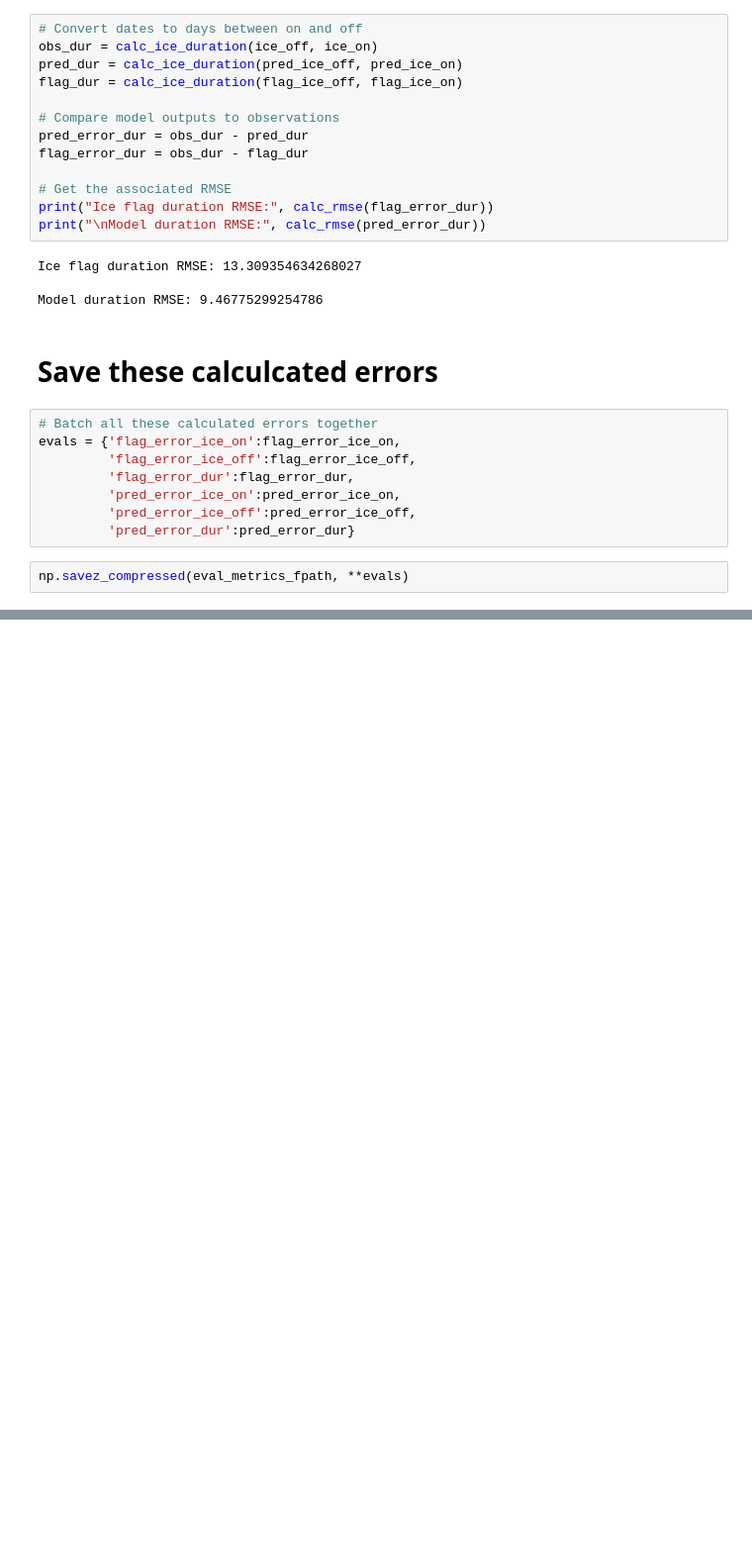
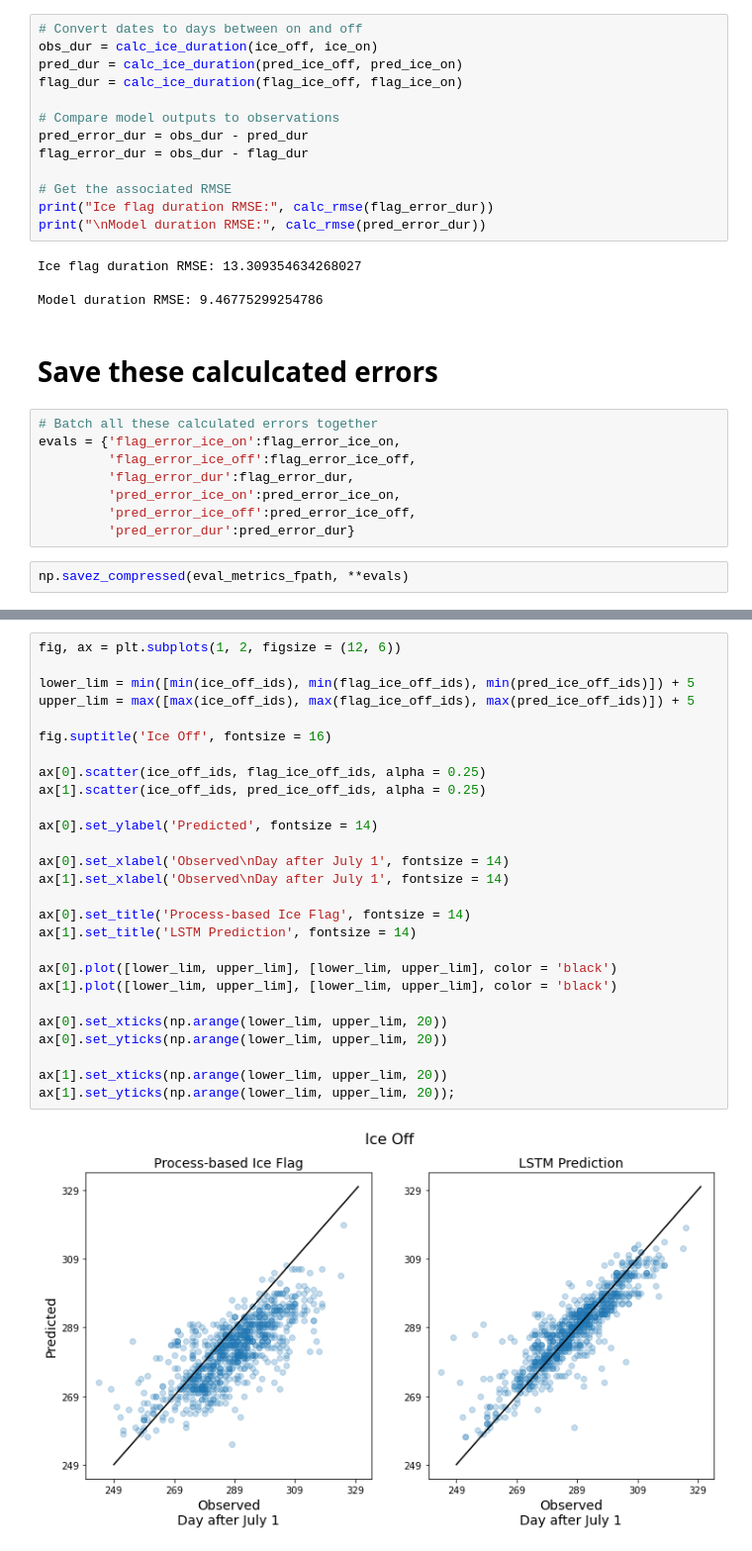
Before and after one commit to jdiaz4302/lake_ice_prediction, a Jupyter notebook: 03_eval/src/A_EvaluationMetrics.ipynb, the cells around one changed output, grey strips where cells are left out. Shown: that part at 99% size. Saved outputs shown, nothing was run; the diff lists cells and outputs as text; blank space fills up the shorter version.

Commit message:
Extra plots, fix np.diff

```diff
--- a/03_eval/src/A_EvaluationMetrics.ipynb
+++ b/03_eval/src/A_EvaluationMetrics.ipynb
@@ -250,0 +277,29 @@ np.savez_compressed(eval_metrics_fpath, **evals)
+# %%
+fig, ax = plt.subplots(1, 2, figsize = (12, 6))
+
+lower_lim = min([min(ice_off_ids), min(flag_ice_off_ids), min(pred_ice_off_ids)]) + 5
+upper_lim = max([max(ice_off_ids), max(flag_ice_off_ids), max(pred_ice_off_ids)]) + 5
+
+fig.suptitle('Ice Off', fontsize = 16)
+
+ax[0].scatter(ice_off_ids, flag_ice_off_ids, alpha = 0.25)
+ax[1].scatter(ice_off_ids, pred_ice_off_ids, alpha = 0.25)
+
+ax[0].set_ylabel('Predicted', fontsize = 14)
+
+ax[0].set_xlabel('Observed\nDay after July 1', fontsize = 14)
+ax[1].set_xlabel('Observed\nDay after July 1', fontsize = 14)
+
+ax[0].set_title('Process-based Ice Flag', fontsize = 14)
+ax[1].set_title('LSTM Prediction', fontsize = 14)
+
+ax[0].plot([lower_lim, upper_lim], [lower_lim, upper_lim], color = 'black')
+ax[1].plot([lower_lim, upper_lim], [lower_lim, upper_lim], color = 'black')
+
+ax[0].set_xticks(np.arange(lower_lim, upper_lim, 20))
+ax[0].set_yticks(np.arange(lower_lim, upper_lim, 20))
+
+ax[1].set_xticks(np.arange(lower_lim, upper_lim, 20))
+ax[1].set_yticks(np.arange(lower_lim, upper_lim, 20));
+# %% [output]
+[figure, added]
```
Also changed, not shown: parts of 6 cells of this notebook.
